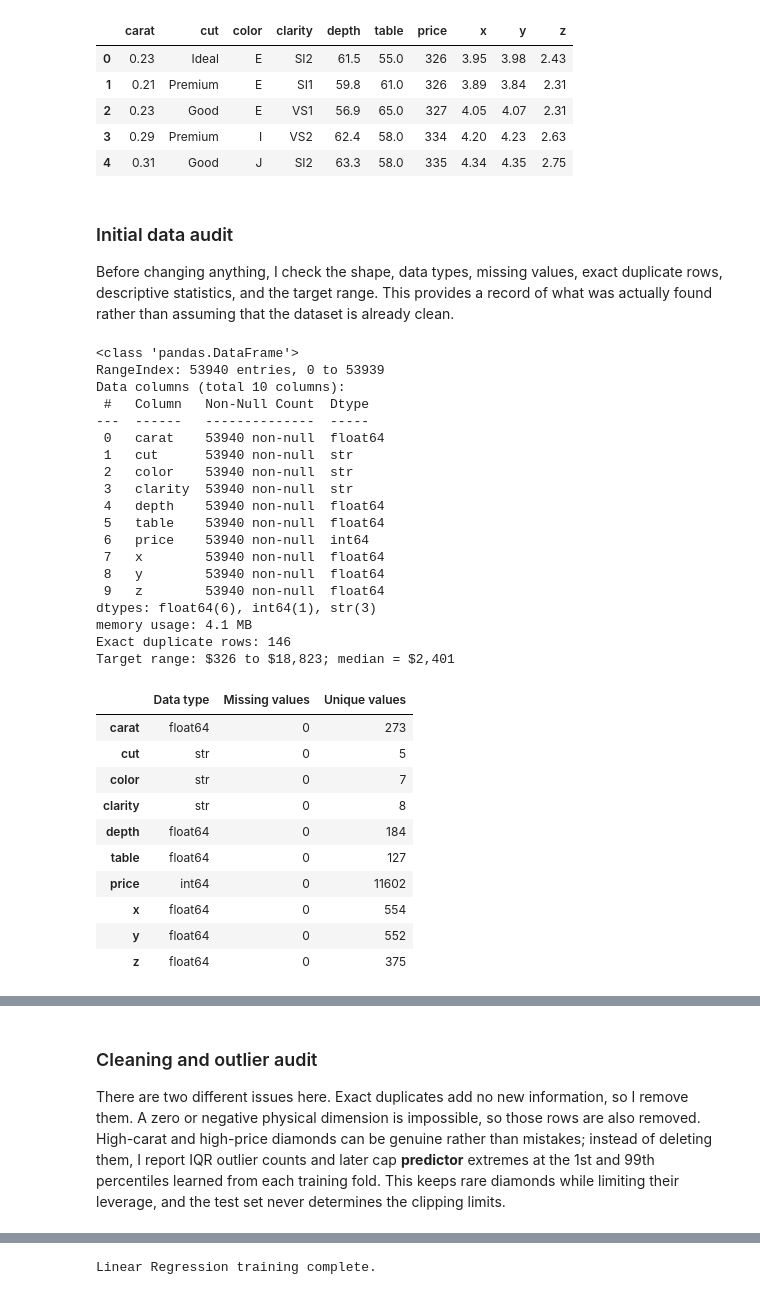
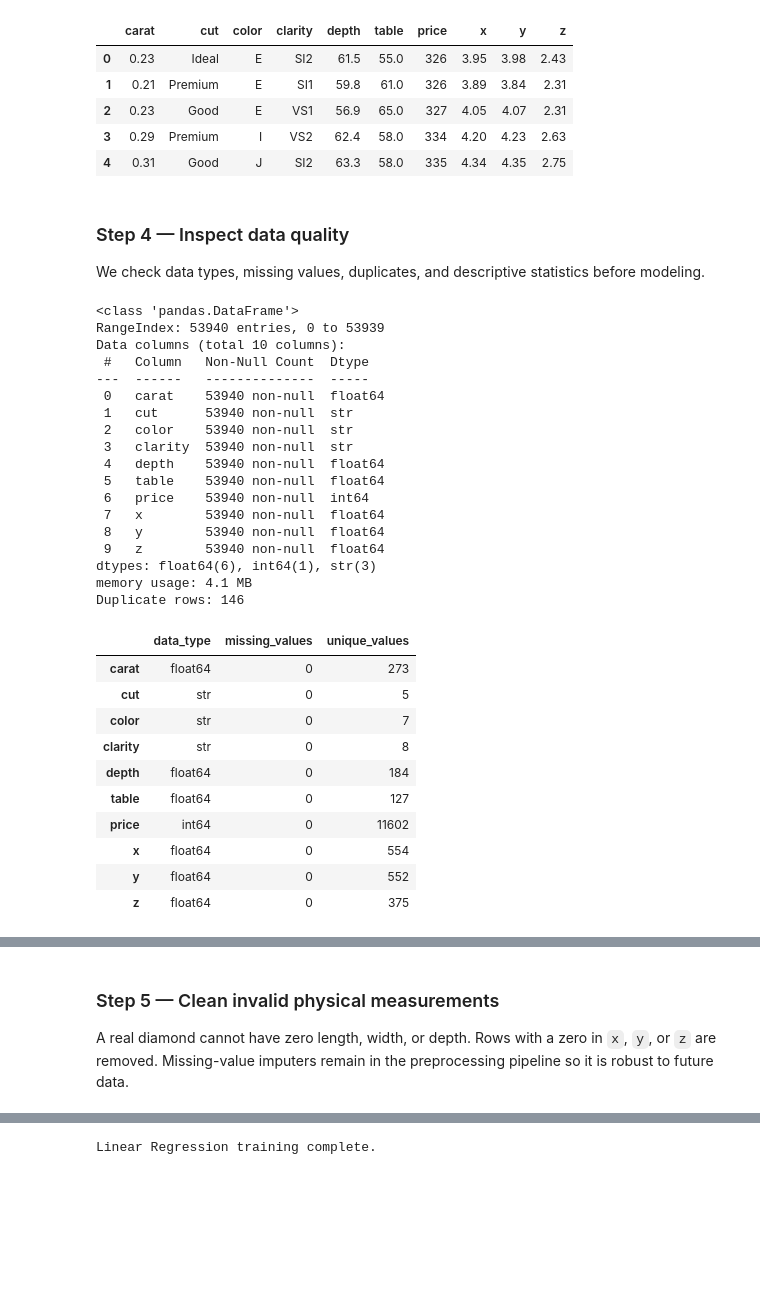
Before and after one commit to DeViKaanil62/ml-capstone, a Jupyter notebook: models/regression.ipynb, the cells around one changed output, grey strips where cells are left out. Drawn from its saved outputs; the diff is of its cells as text; code cells hidden in the pictures; blank space fills up the shorter version.

```diff
--- a/models/regression.ipynb
+++ b/models/regression.ipynb
@@ -15,20 +13,19 @@ import matplotlib.pyplot as plt
 import numpy as np
 import pandas as pd
 import seaborn as sns
-from sklearn.base import BaseEstimator, TransformerMixin, clone
+from sklearn.base import clone
 from sklearn.compose import ColumnTransformer, TransformedTargetRegressor
 from sklearn.ensemble import GradientBoostingRegressor, RandomForestRegressor
 from sklearn.impute import SimpleImputer
 from sklearn.linear_model import ElasticNet, Lasso, LinearRegression, Ridge
 from sklearn.metrics import mean_absolute_error, mean_squared_error, r2_score
-from sklearn.model_selection import GridSearchCV, KFold, cross_val_score, train_test_split
+from sklearn.model_selection import GridSearchCV, train_test_split
 from sklearn.neighbors import KNeighborsRegressor
 from sklearn.pipeline import Pipeline
 from sklearn.preprocessing import OneHotEncoder, PolynomialFeatures, StandardScaler
 from sklearn.svm import SVR
 from sklearn.tree import DecisionTreeRegressor
 
-sns.set_theme(style="whitegrid", context="notebook")
-pd.set_option("display.max_columns", 50)
+sns.set_theme(style="whitegrid")
 RANDOM_STATE = 42
 # %% [markdown]
@@ -38,11 +35,7 @@ The two candidate paths make the notebook portable: the first works when Jupyter
 # %%
-data_candidates = [Path("data/diamond.csv"), Path("../data/diamond.csv")]
-data_path = next((path for path in data_candidates if path.exists()), None)
-if data_path is None:
-    raise FileNotFoundError("Could not find data/diamond.csv from the current directory.")
+data_path = "../data/diamond.csv"
 
 diamonds = pd.read_csv(data_path)
-print(f"Loaded: {data_path.resolve()}")
-print(f"Original shape: {diamonds.shape[0]:,} rows × {diamonds.shape[1]} columns")
+print(f"Original shape: {diamonds.shape}")
 diamonds.head()
 # %% [output]
@@ -80,46 +72,41 @@ diamonds.head()
 | 3 | 0.29 | Premium | I | VS2 | 62.4 | 58.0 | 334 | 4.20 | 4.23 | 2.63 |
 | 4 | 0.31 | Good | J | SI2 | 63.3 | 58.0 | 335 | 4.34 | 4.35 | 2.75 |
 # %% [markdown]
-### Initial data audit
+### Step 4 — Inspect data quality
 
-Before changing anything, I check the shape, data types, missing values, exact duplicate rows, descriptive statistics, and the target range. This provides a record of what was actually found rather than assuming that the dataset is already clean.
+We check data types, missing values, duplicates, and descriptive statistics before modeling.
 # %%
 diamonds.info()
 
 quality_report = pd.DataFrame(
     {
-        "Data type": diamonds.dtypes.astype(str),
-        "Missing values": diamonds.isna().sum(),
-        "Unique values": diamonds.nunique(),
+        "data_type": diamonds.dtypes.astype(str),
+        "missing_values": diamonds.isna().sum(),
+        "unique_values": diamonds.nunique(),
     }
 )
-print(f"Exact duplicate rows: {diamonds.duplicated().sum():,}")
-print(
-    f"Target range: ${diamonds['price'].min():,} to ${diamonds['price'].max():,}; "
-    f"median = ${diamonds['price'].median():,.0f}"
-)
+print(f"Duplicate rows: {diamonds.duplicated().sum()}")
 quality_report
 # %% [output]
 <class 'pandas.DataFrame'>
 RangeIndex: 53940 entries, 0 to 53939
 Data columns (total 10 columns):
  #   Column   Non-Null Count  Dtype
 ---  ------   --------------  -----
  0   carat    53940 non-null  float64
  1   cut      53940 non-null  str
  2   color    53940 non-null  str
  3   clarity  53940 non-null  str
  4   depth    53940 non-null  float64
  5   table    53940 non-null  float64
  6   price    53940 non-null  int64
  7   x        53940 non-null  float64
  8   y        53940 non-null  float64
  9   z        53940 non-null  float64
 dtypes: float64(6), int64(1), str(3)
 memory usage: 4.1 MB
-Exact duplicate rows: 146
-Target range: $326 to $18,823; median = $2,401
+Duplicate rows: 146
-|  | Data type | Missing values | Unique values |
+|  | data_type | missing_values | unique_values |
 | carat | float64 | 0 | 273 |
 | cut | str | 0 | 5 |
 | color | str | 0 | 7 |
@@ -145,8 +132,8 @@ diamonds.describe(include="all").T
 | y | 53940.0 | NaN | NaN | NaN | 5.734526 | 1.142135 | 0.0 | 4.72 | 5.71 | 6.54 | 58.9 |
 | z | 53940.0 | NaN | NaN | NaN | 3.538734 | 0.705699 | 0.0 | 2.91 | 3.53 | 4.04 | 31.8 |
 # %% [markdown]
-### Cleaning and outlier audit
+### Step 5 — Clean invalid physical measurements
 
-There are two different issues here. Exact duplicates add no new information, so I remove them. A zero or negative physical dimension is impossible, so those rows are also removed. High-carat and high-price diamonds can be genuine rather than mistakes; instead of deleting them, I report IQR outlier counts and later cap **predictor** extremes at the 1st and 99th percentiles learned from each training fold. This keeps rare diamonds while limiting their leverage, and the test set never determines the clipping limits.
+A real diamond cannot have zero length, width, or depth. Rows with a zero in `x`, `y`, or `z` are removed. Missing-value imputers remain in the preprocessing pipeline so it is robust to future data.
 # %%
 dimension_columns = ["x", "y", "z"]
```
Also changed, not shown: parts of 127 cells of this notebook.
